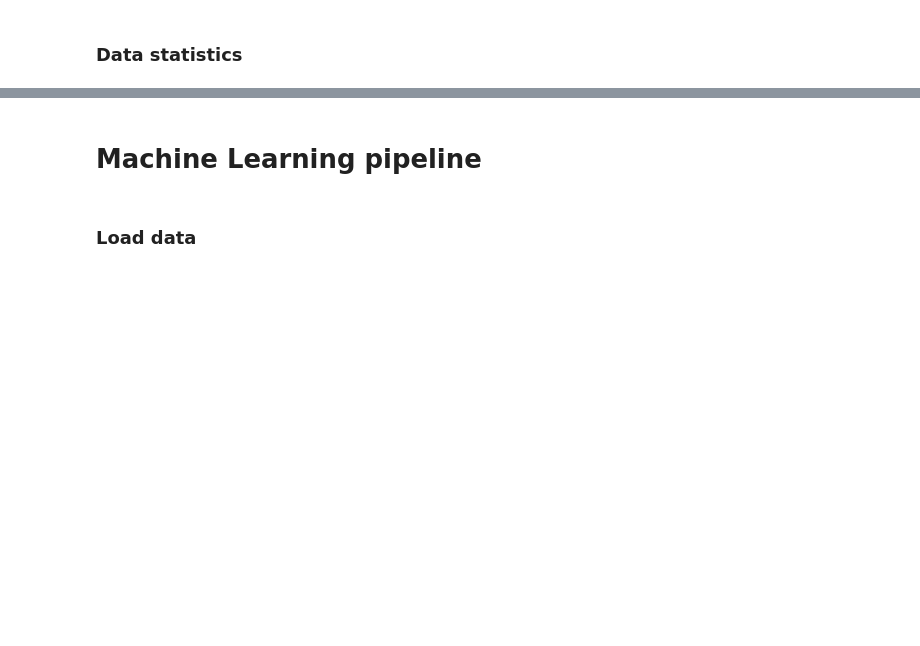
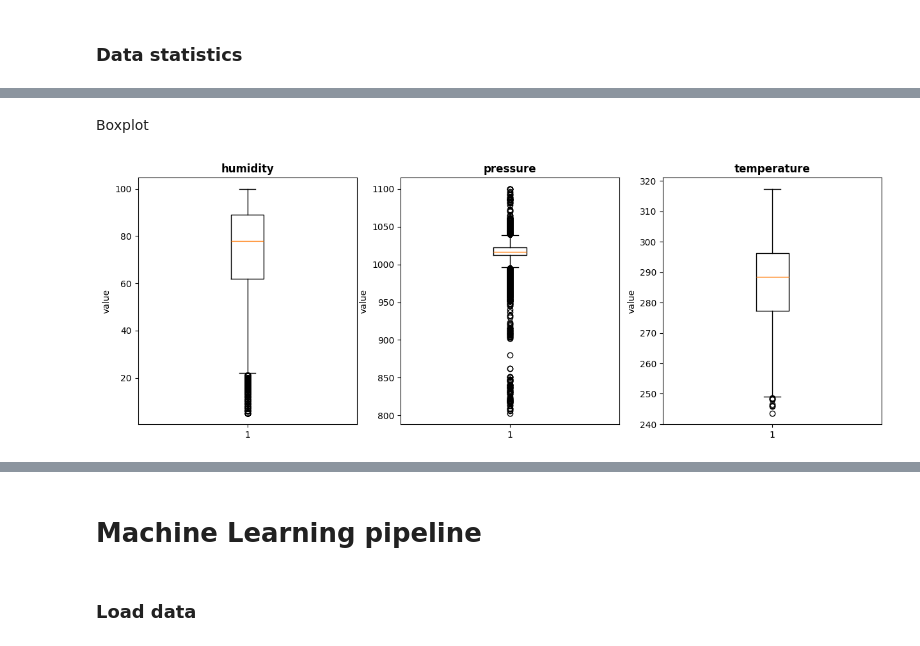
Before and after one commit to khanhdq109/Big-Data-for-Weather-Forecasting, a Jupyter notebook: pipeline.ipynb, the cells around one changed output, grey strips where cells are left out. Saved outputs shown, nothing was run; the diff lists cells and outputs as text; code cells hidden in the pictures; blank space fills up the shorter version.

Commit message:
add data statistic part

```diff
--- a/pipeline.ipynb
+++ b/pipeline.ipynb
@@ -3,7 +3,11 @@
 # %%
 import os
 import numpy as np
+import matplotlib as mpl
 import matplotlib.pyplot as plt
+
+mpl.rcParams['figure.figsize'] = (8, 6)
+mpl.rcParams['axes.grid'] = False
 
 from sklearn.metrics import confusion_matrix
 from sklearn.utils.multiclass import unique_labels
@@ -31,0 +38,9 @@ AGGREGATED_DATASET_PATH = 'datasets/historical-hourly-weather-dataset/aggregated
+# %%
+# Get all the csv files in the aggregated dataset folder
+csv_files = [file for file in os.listdir(AGGREGATED_DATASET_PATH) if file.endswith('.csv')]
+
+# Read each CSV file into a Koalas DataFrame and store them in a list
+dfs = [ps.read_csv(os.path.join(AGGREGATED_DATASET_PATH, file)) for file in csv_files]
+
+# Combine the DataFrames using the concat function
+data = ps.concat(dfs, ignore_index = True)
@@ -31,0 +87,23 @@ AGGREGATED_DATASET_PATH = 'datasets/historical-hourly-weather-dataset/aggregated
+# %% [markdown]
+Boxplot
+# %%
+features = ['humidity', 'pressure', 'temperature']
+
+# Plot the data
+fig, axs = plt.subplots(1, 3, figsize = (15, 5))
+
+axs[0].boxplot(data[features[0]])
+axs[0].set_ylabel('value')
+axs[0].set_title(features[0], fontweight = "bold")
+
+axs[1].boxplot(data[features[1]])
+axs[1].set_ylabel('value')
+axs[1].set_title(features[1], fontweight = "bold")
+
+axs[2].boxplot(data[features[2]])
+axs[2].set_ylabel('value')
+axs[2].set_title(features[2], fontweight = "bold")
+
+plt.show()
+# %% [output]
+[figure, added]
```
Also changed, not shown: parts of 21 cells of this notebook, 1 other file.
